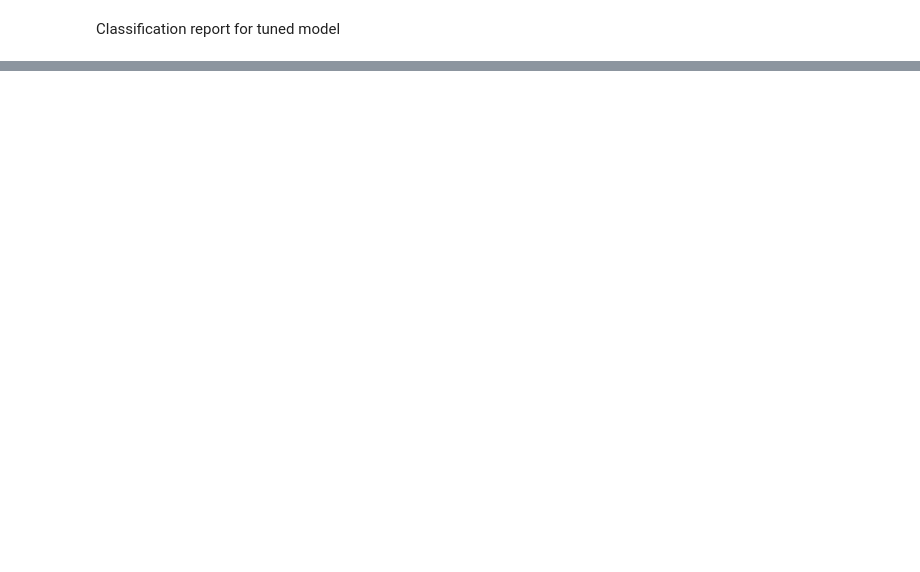
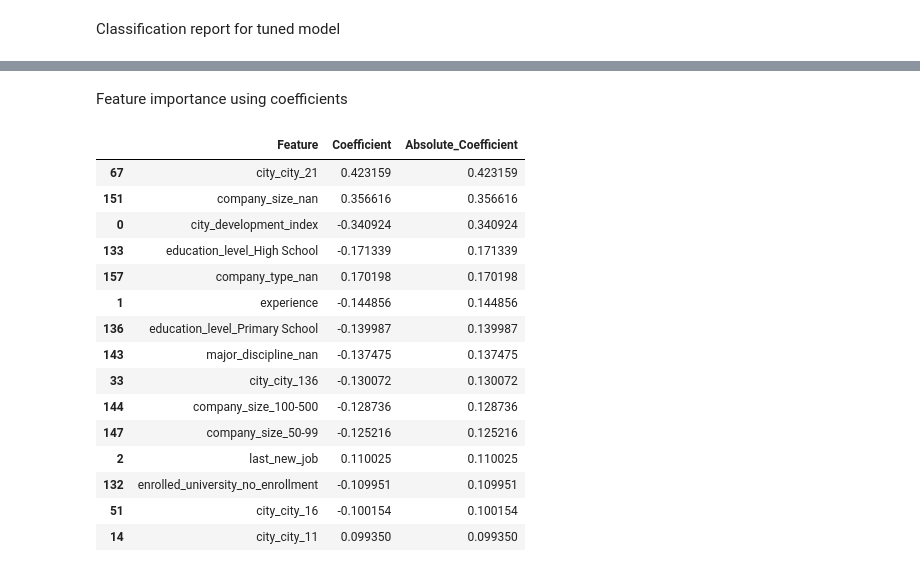
Before and after one commit to asitha-dharmarathne/Job-Change-Prediction-Using-Supervised-Learning, a Jupyter notebook: notebooks/02_logistic_regression.ipynb, the cells around one changed output, grey strips where cells are left out. Cells and saved outputs as stored; diff of their text form; code cells hidden in the pictures; blank space fills up the shorter version.

```diff
--- a/notebooks/02_logistic_regression.ipynb
+++ b/notebooks/02_logistic_regression.ipynb
@@ -287,0 +289,29 @@ weighted avg       0.81      0.77      0.78      3832
+# %% [markdown]
+Feature importance using coefficients
+# %%
+coefficients = pd.DataFrame({
+    "Feature": X.columns,
+    "Coefficient": best_log_reg.coef_[0]
+})
+
+coefficients["Absolute_Coefficient"] = coefficients["Coefficient"].abs()
+coefficients = coefficients.sort_values(by="Absolute_Coefficient", ascending=False)
+
+coefficients.head(15)
+# %% [output]
+|  | Feature | Coefficient | Absolute_Coefficient |
+| 67 | city_city_21 | 0.423159 | 0.423159 |
+| 151 | company_size_nan | 0.356616 | 0.356616 |
+| 0 | city_development_index | -0.340924 | 0.340924 |
+| 133 | education_level_High School | -0.171339 | 0.171339 |
+| 157 | company_type_nan | 0.170198 | 0.170198 |
+| 1 | experience | -0.144856 | 0.144856 |
+| 136 | education_level_Primary School | -0.139987 | 0.139987 |
+| 143 | major_discipline_nan | -0.137475 | 0.137475 |
+| 33 | city_city_136 | -0.130072 | 0.130072 |
+| 144 | company_size_100-500 | -0.128736 | 0.128736 |
+| 147 | company_size_50-99 | -0.125216 | 0.125216 |
+| 2 | last_new_job | 0.110025 | 0.110025 |
+| 132 | enrolled_university_no_enrollment | -0.109951 | 0.109951 |
+| 51 | city_city_16 | -0.100154 | 0.100154 |
+| 14 | city_city_11 | 0.099350 | 0.099350 |
```
Also changed, not shown: parts of 42 cells of this notebook, 2 other files.
